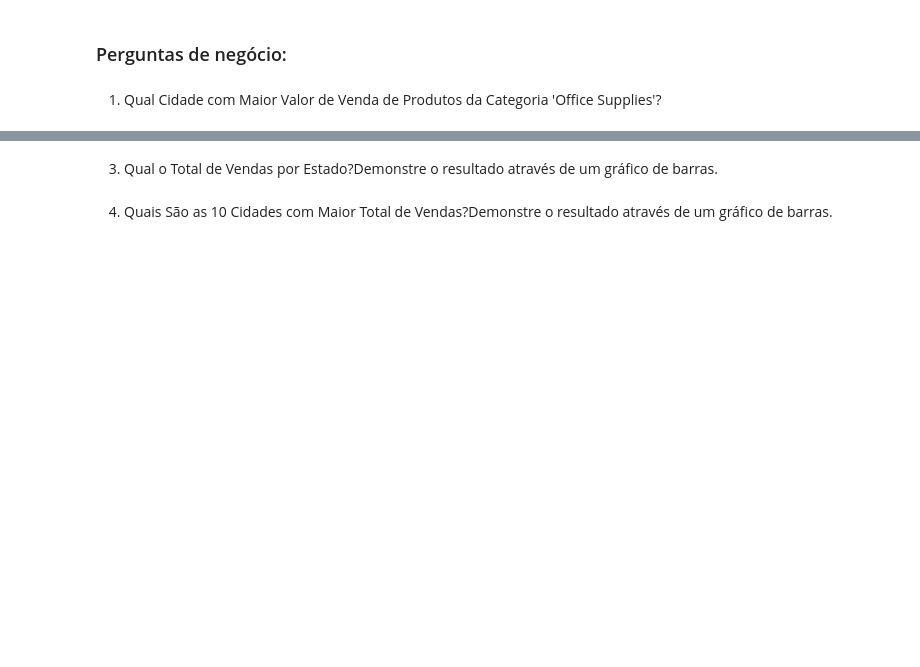
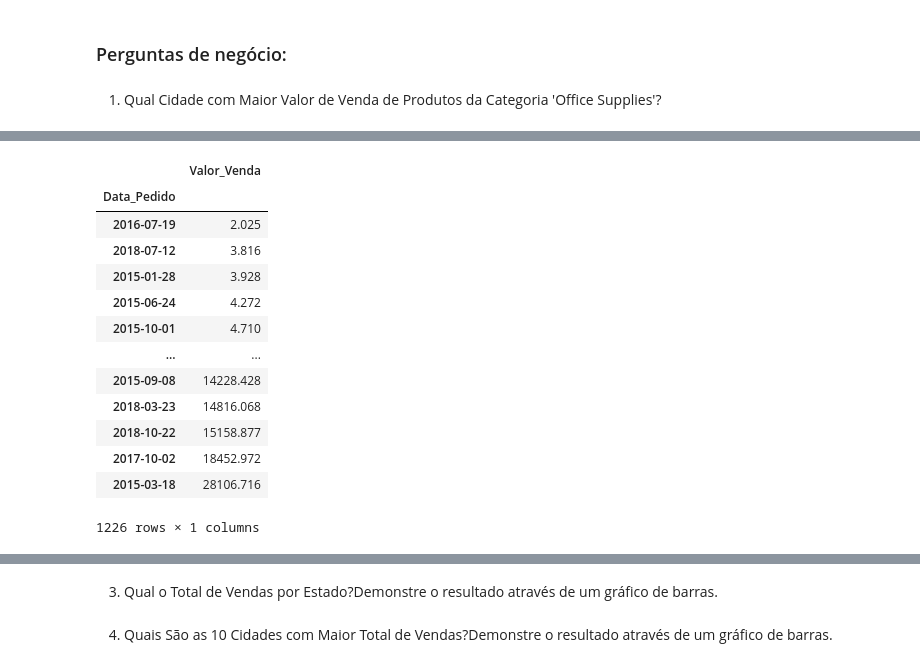
Before and after one commit to prisciladalepiane/data_sci_py, a Jupyter notebook: Projetos/Projeto2.ipynb, the cells around one changed output, grey strips where cells are left out. Cells and saved outputs as stored; diff of their text form; code cells hidden in the pictures; blank space fills up the shorter version.

```diff
--- a/Projetos/Projeto2.ipynb
+++ b/Projetos/Projeto2.ipynb
@@ -84,0 +128,19 @@ df_dados[df_dados['Categoria'] == 'Office Supplies']["Valor_Venda"].max()
+# %%
+total_venda_por_data = df_dados.groupby('Data_Pedido')['Valor_Venda'].sum()
+
+total_venda_por_data.to_frame().sort_values(by='Valor_Venda')
+# %% [output]
+|  | Valor_Venda |
+| Data_Pedido |  |
+| 2016-07-19 | 2.025 |
+| 2018-07-12 | 3.816 |
+| 2015-01-28 | 3.928 |
+| 2015-06-24 | 4.272 |
+| 2015-10-01 | 4.710 |
+| ... | ... |
+| 2015-09-08 | 14228.428 |
+| 2018-03-23 | 14816.068 |
+| 2018-10-22 | 15158.877 |
+| 2017-10-02 | 18452.972 |
+| 2015-03-18 | 28106.716 |
+1226 rows × 1 columns
```
Also changed, not shown: parts of 9 cells of this notebook.
